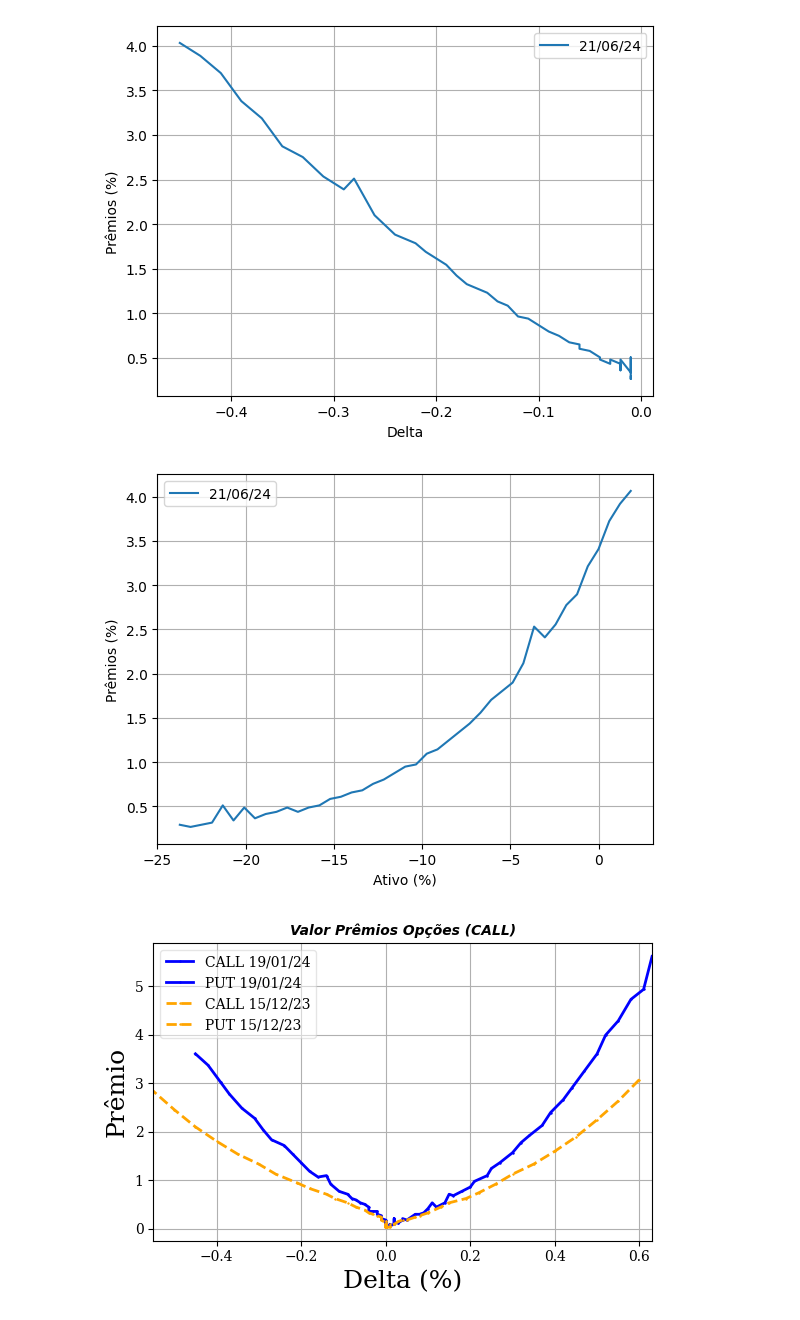
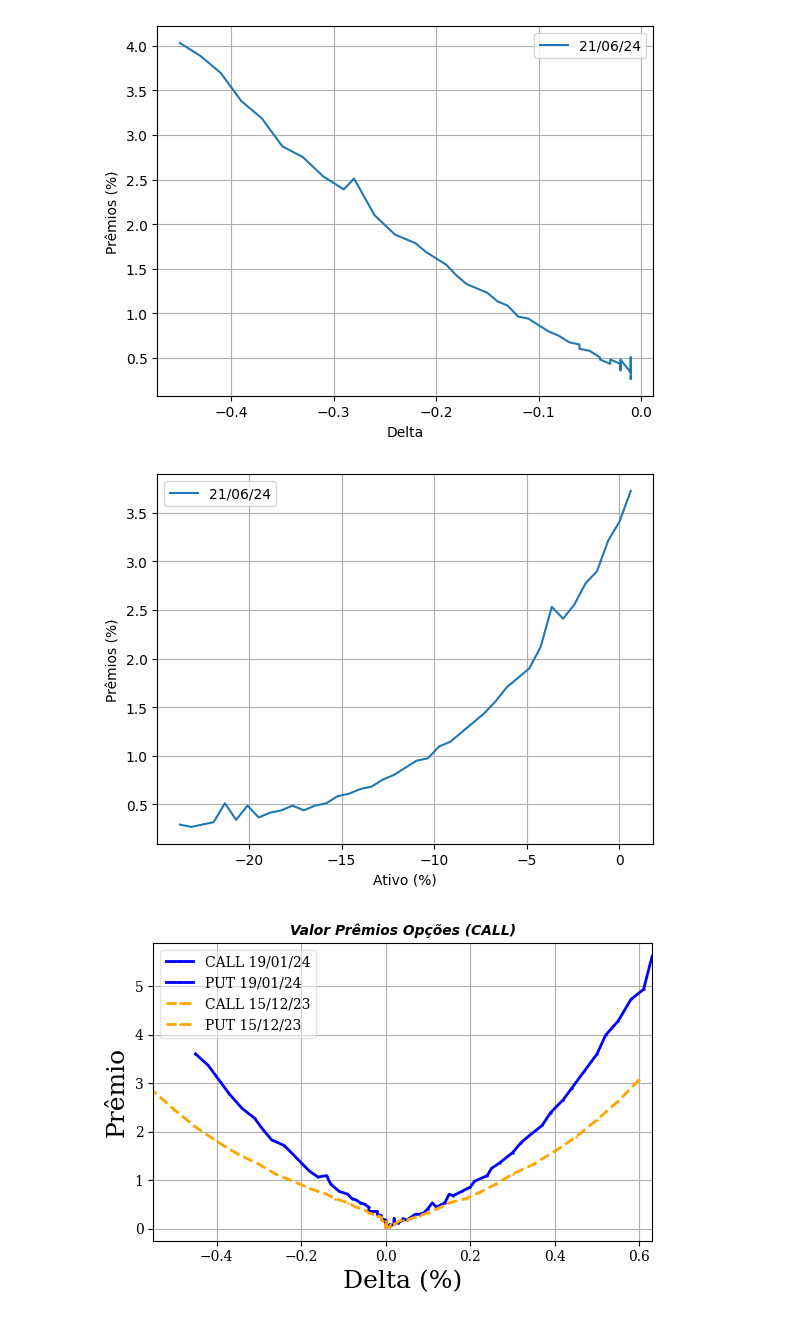
Before and after one commit to facklen/python_para_investimentos, a Jupyter notebook: Avaliação_Opções 23_04_24.ipynb, the cells around one changed output. Saved outputs shown, nothing was run; the diff lists cells and outputs as text; code cells hidden in the pictures.

```diff
--- a/Avaliação_Opções 23_04_24.ipynb
+++ b/Avaliação_Opções 23_04_24.ipynb
@@ -38,7 +38,7 @@ Opções.tail(5)
 # Bid são os compradores
 # Último valor negociado
 PUTs_OTM = Opções[(Opções['Intrínseco.1']<=0.5)]
-#PUTs_OTM1 = Opções1[(Opções1['Intrínseco.1']<=0.5)]
+PUTs_OTM1 = Opções[(Opções['Intrínseco.1']<=0)]
 #PUTs_OTM2 = Opções2[(Opções2['Intrínseco.1']<=0.5)]
 PUTs_OTM[['Ask.1','Bid.1','Último.1']].plot(figsize = (6,4));
 # %% [output]
@@ -58,14 +58,14 @@ plt.show()
 # %% [output]
 [figure]
 # %%
-plt.plot(PUTs_OTM[['Stk%']]*100,PUTs_OTM[['U%']]*100,label='21/06/24')
+plt.plot(PUTs_OTM1[['Stk%']]*100,PUTs_OTM1[['U%']]*100,label='21/06/24')
 plt.legend()
 plt.grid()
 plt.xlabel('Ativo (%)')
 plt.ylabel('Prêmios (%)')
 plt.show()
 # %% [output]
-[figure, old version]
+[figure, new version]
 # %%
 # A mesma análise para as Calls
 CALLs_OTM = Opções[(Opções['Intrínseco']<=0.5)]
```
Also changed, not shown: parts of 1 cell of this notebook.
